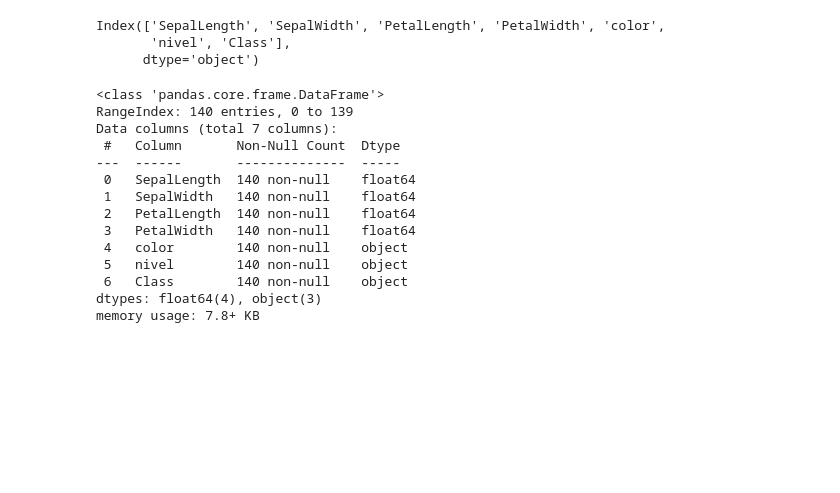
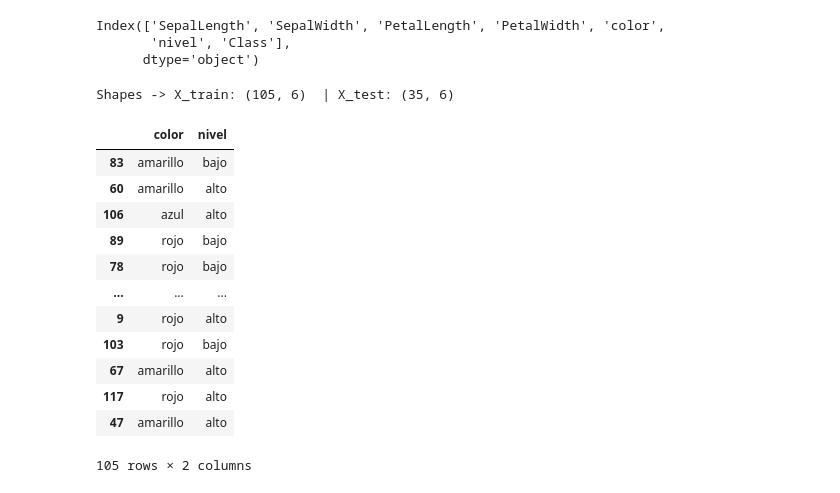
Before and after one commit to Angel751658/Preprocesamiento_PCA, a Jupyter notebook: Preprocesamiento_PCA.ipynb, the cells around one changed output. Drawn from its saved outputs; the diff is of its cells as text; code cells hidden in the pictures; blank space fills up the shorter version.

```diff
--- a/Preprocesamiento_PCA.ipynb
+++ b/Preprocesamiento_PCA.ipynb
@@ -31,20 +31,39 @@ df.columns
 Index(['SepalLength', 'SepalWidth', 'PetalLength', 'PetalWidth', 'color',
        'nivel', 'Class'],
       dtype='object')
-# %%
-df.info()
-# %% [output]
-<class 'pandas.core.frame.DataFrame'>
-RangeIndex: 140 entries, 0 to 139
-Data columns (total 7 columns):
- #   Column       Non-Null Count  Dtype
----  ------       --------------  -----
- 0   SepalLength  140 non-null    float64
- 1   SepalWidth   140 non-null    float64
- 2   PetalLength  140 non-null    float64
- 3   PetalWidth   140 non-null    float64
- 4   color        140 non-null    object
- 5   nivel        140 non-null    object
- 6   Class        140 non-null    object
-dtypes: float64(4), object(3)
-memory usage: 7.8+ KB
+# %%
+y = df['Class']
+X = df.drop(columns=['Class'])
+
+X_train, X_test, y_train, y_test = train_test_split(
+    X, y, test_size=0.25, random_state=0, shuffle=True
+)
+
+print("Shapes -> X_train:", X_train.shape, " | X_test:", X_test.shape)
+# %% [output]
+Shapes -> X_train: (105, 6)  | X_test: (35, 6)
+# %%
+cols_num = ['SepalLength', 'SepalWidth', 'PetalLength', 'PetalWidth']
+cols_cat = ['color', 'nivel']
+
+
+X_train_num = X_train[cols_num]
+X_train_cat = X_train[cols_cat]
+X_test_num = X_test[cols_num]
+X_test_cat = X_test[cols_cat]
+# %%
+X_train_cat
+# %% [output]
+|  | color | nivel |
+| 83 | amarillo | bajo |
+| 60 | amarillo | alto |
+| 106 | azul | alto |
+| 89 | rojo | bajo |
+| 78 | rojo | bajo |
+| ... | ... | ... |
+| 9 | rojo | alto |
+| 103 | rojo | bajo |
+| 67 | amarillo | alto |
+| 117 | rojo | alto |
+| 47 | amarillo | alto |
+105 rows × 2 columns
```
Also changed, not shown: parts of 14 cells of this notebook.
